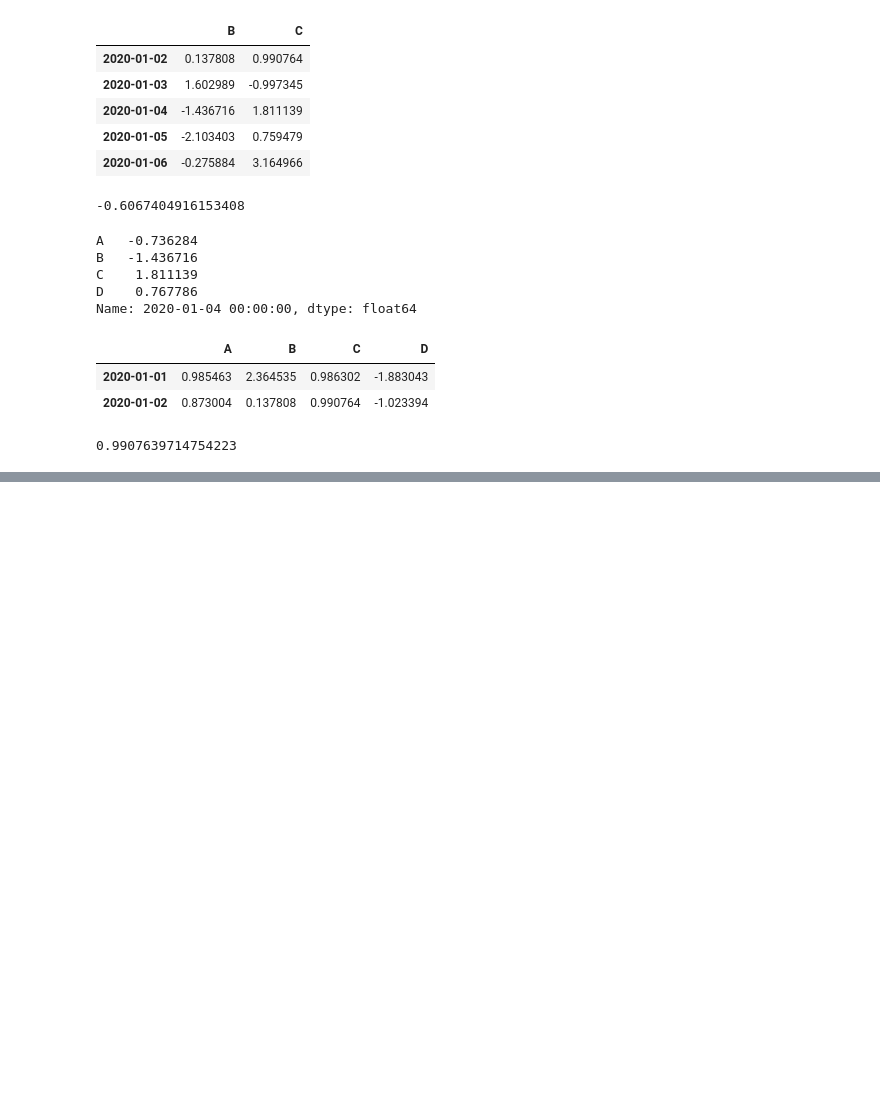
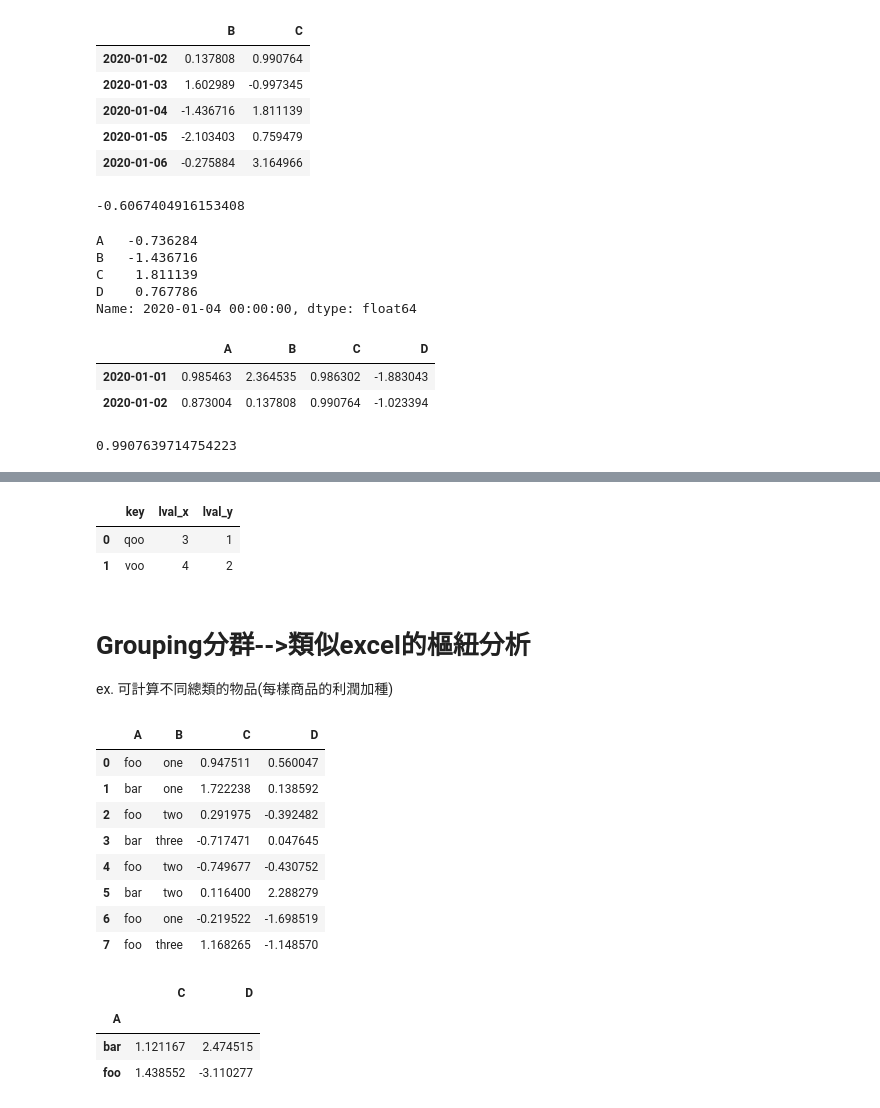
Before and after one commit to tim530712345/20210612_pandas, a Jupyter notebook: pandas_learning.ipynb, the cells around one changed output, grey strips where cells are left out. Drawn from its saved outputs; the diff is of its cells as text; code cells hidden in the pictures; blank space fills up the shorter version.

```diff
--- a/pandas_learning.ipynb
+++ b/pandas_learning.ipynb
@@ -242,0 +508,38 @@ df.iat[1,2]
+# %%
+pd.merge(right, left, on='key')
+# %% [output]
+|  | key | lval_x | lval_y |
+| 0 | qoo | 3 | 1 |
+| 1 | voo | 4 | 2 |
+# %% [markdown]
+# **Grouping**分群-->類似excel的樞紐分析
+
+ex.
+可計算不同總類的物品(每樣商品的利潤加種)
+# %%
+df = pd.DataFrame(
+   ....:     {
+   ....:         "A": ["foo", "bar", "foo", "bar", "foo", "bar", "foo", "foo"],
+   ....:         "B": ["one", "one", "two", "three", "two", "two", "one", "three"],
+   ....:         "C": np.random.randn(8),
+   ....:         "D": np.random.randn(8),
+   ....:     }
+   ....: )
+df
+# %% [output]
+|  | A | B | C | D |
+| 0 | foo | one | 0.947511 | 0.560047 |
+| 1 | bar | one | 1.722238 | 0.138592 |
+| 2 | foo | two | 0.291975 | -0.392482 |
+| 3 | bar | three | -0.717471 | 0.047645 |
+| 4 | foo | two | -0.749677 | -0.430752 |
+| 5 | bar | two | 0.116400 | 2.288279 |
+| 6 | foo | one | -0.219522 | -1.698519 |
+| 7 | foo | three | 1.168265 | -1.148570 |
+# %%
+df.groupby(['A']).sum()
+# %% [output]
+|  | C | D |
+| A |  |  |
+| bar | 1.121167 | 2.474515 |
+| foo | 1.438552 | -3.110277 |
```
Also changed, not shown: parts of 41 cells of this notebook.
